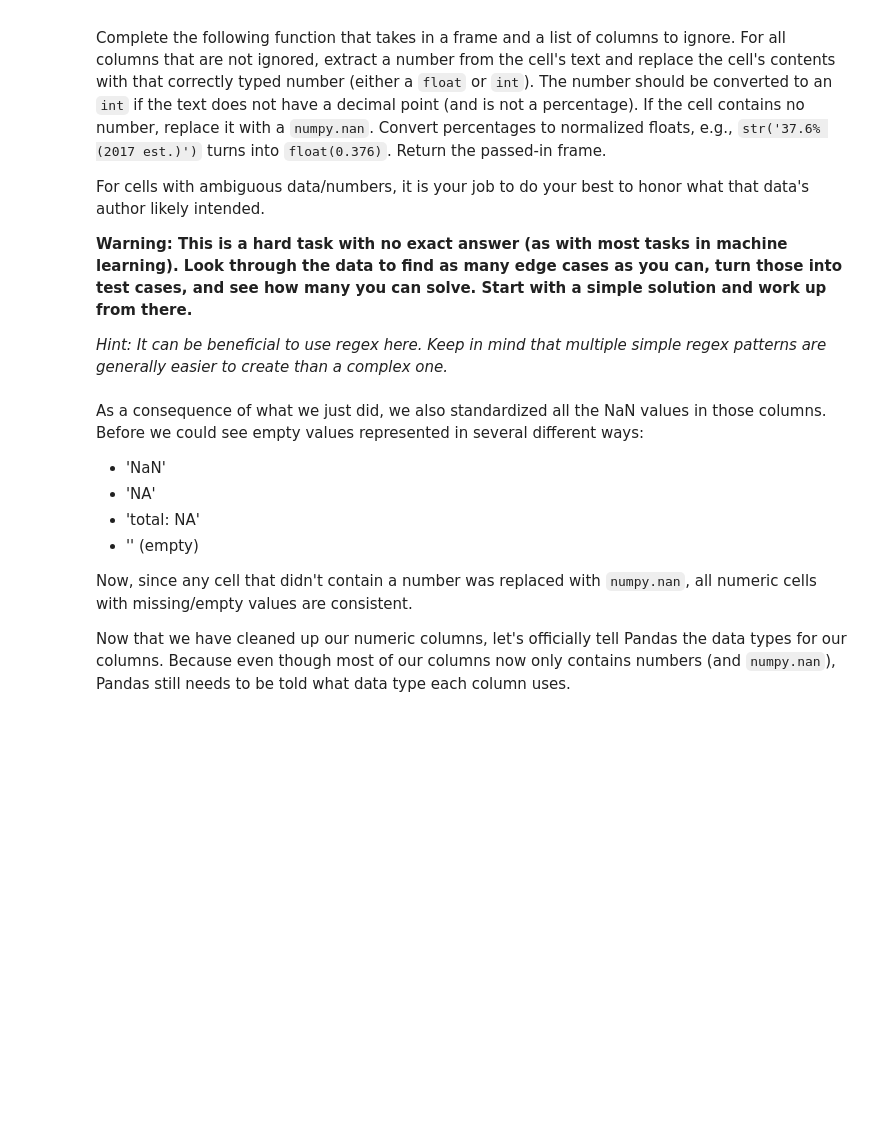
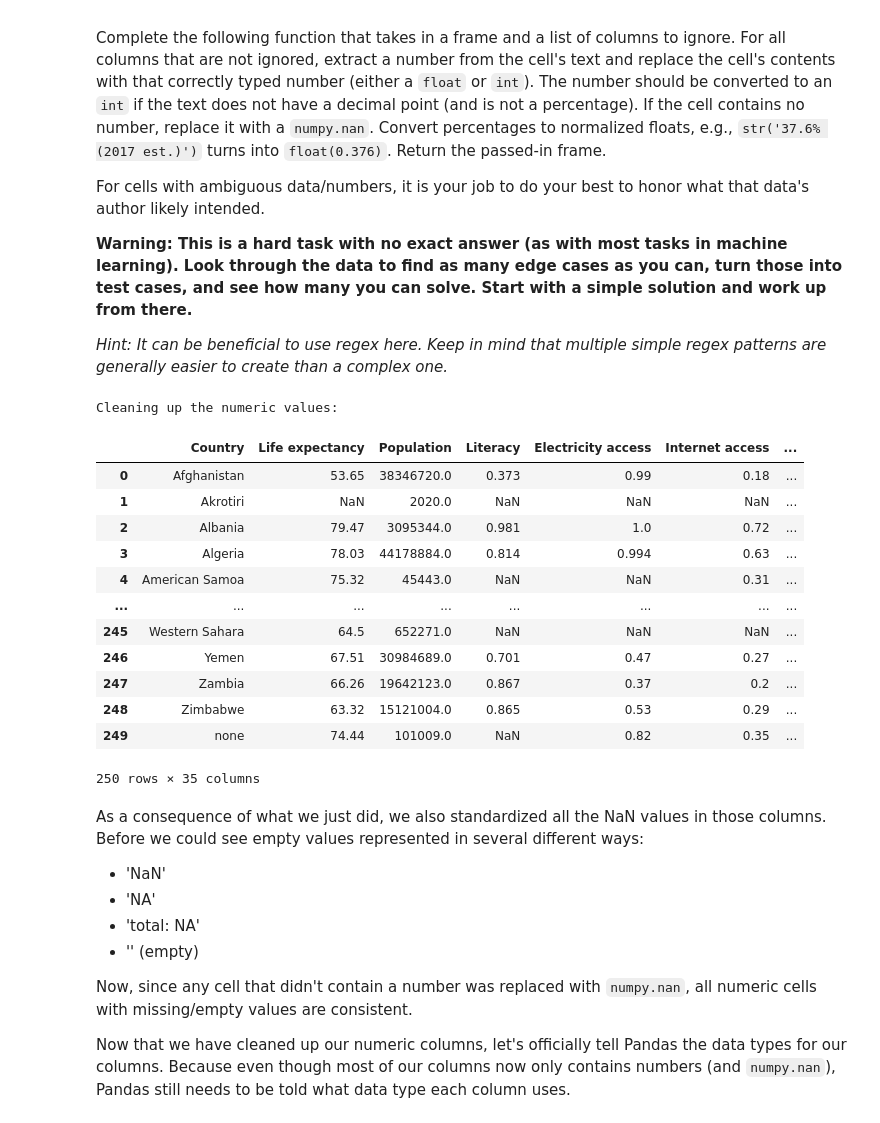
Before and after one commit to kaushikrajarathinam/HO3, a Jupyter notebook: assignment.ipynb, the cells around one changed output. Cells and saved outputs as stored; diff of their text form; code cells hidden in the pictures; blank space fills up the shorter version.

```diff
--- a/assignment.ipynb
+++ b/assignment.ipynb
@@ -146,10 +207,49 @@ It can be beneficial to use regex here.
 Keep in mind that multiple simple regex patterns are generally easier to create than a complex one.*
 # %%
 def extract_numbers(frame, ignore_columns = []):
-    return NotImplemented
+    def clean_value(value):
+        if isinstance(value, (int, float)):
+            return value
+        if not isinstance(value, str):
+            return np.nan
+        value = value.replace(',', '')
+
+        number_match = re.findall(r"[-+]?\d*\.\d+|\d+", value)
+        if not number_match:
+            return np.nan
+        number = number_match[0]
+        if '.' in number or '%' in value:
+            number = float(number)
+            if '%' in value:
+                number /= 100
+        else:
+            number = int(number)
+
+        return number
+
+    for col in frame.columns:
+        if col not in ignore_columns:
+            frame[col] = frame[col].apply(clean_value).astype(object)
+
+    return frame
 
 print("Cleaning up the numeric values:")
 extract_numbers(world_data, ['Country', 'Export commodities'])
+# %% [output]
+Cleaning up the numeric values:
+|  | Country | Life expectancy | Population | Literacy | Electricity access | Internet access | ... |
+| 0 | Afghanistan | 53.65 | 38346720.0 | 0.373 | 0.99 | 0.18 | ... |
+| 1 | Akrotiri | NaN | 2020.0 | NaN | NaN | NaN | ... |
+| 2 | Albania | 79.47 | 3095344.0 | 0.981 | 1.0 | 0.72 | ... |
+| 3 | Algeria | 78.03 | 44178884.0 | 0.814 | 0.994 | 0.63 | ... |
+| 4 | American Samoa | 75.32 | 45443.0 | NaN | NaN | 0.31 | ... |
+| ... | ... | ... | ... | ... | ... | ... | ... |
+| 245 | Western Sahara | 64.5 | 652271.0 | NaN | NaN | NaN | ... |
+| 246 | Yemen | 67.51 | 30984689.0 | 0.701 | 0.47 | 0.27 | ... |
+| 247 | Zambia | 66.26 | 19642123.0 | 0.867 | 0.37 | 0.2 | ... |
+| 248 | Zimbabwe | 63.32 | 15121004.0 | 0.865 | 0.53 | 0.29 | ... |
+| 249 | none | 74.44 | 101009.0 | NaN | 0.82 | 0.35 | ... |
+250 rows × 35 columns
 # %% [markdown]
 As a consequence of what we just did, we also standardized all the NaN values in those columns.
 Before we could see empty values represented in several different ways:
```
Also changed, not shown: parts of 16 cells of this notebook, 1 other file.
